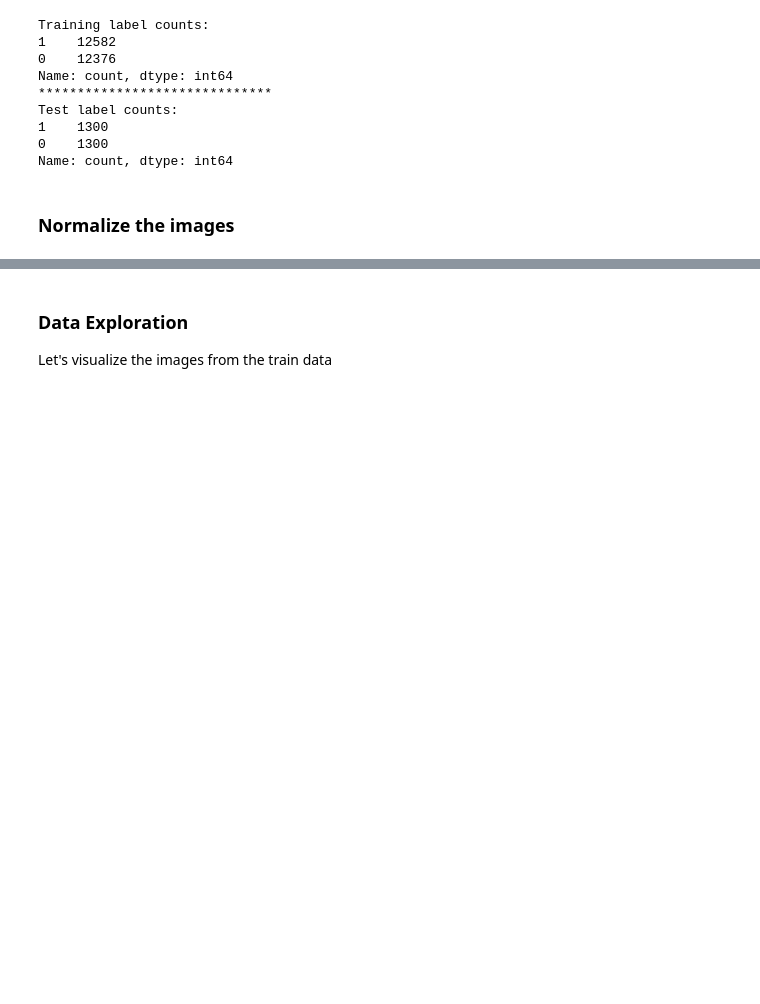
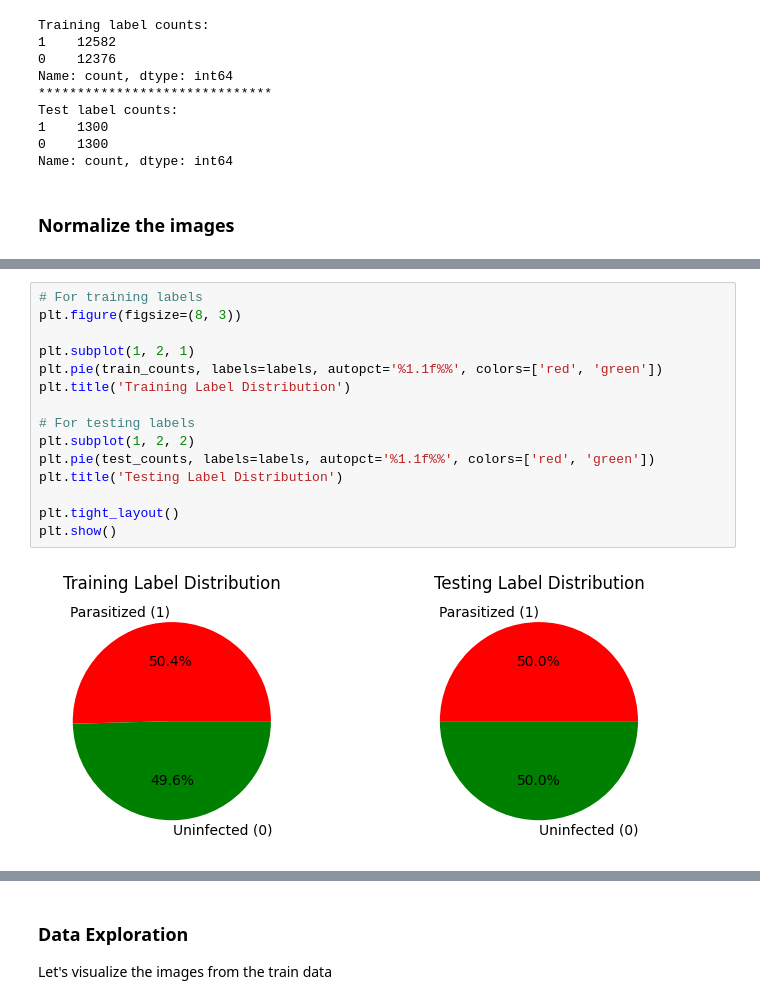
Before and after one commit to jasreman8/Malaria-Detection-Project, a Jupyter notebook: Malaria_Detection.ipynb, the cells around one changed output, grey strips where cells are left out. Saved outputs shown, nothing was run; the diff lists cells and outputs as text; blank space fills up the shorter version.

```diff
--- a/Malaria_Detection.ipynb
+++ b/Malaria_Detection.ipynb
@@ -292,0 +305,17 @@ test_images = (______________).astype('float32')
+# %%
+# For training labels
+plt.figure(figsize=(8, 3))
+
+plt.subplot(1, 2, 1)
+plt.pie(train_counts, labels=labels, autopct='%1.1f%%', colors=['red', 'green'])
+plt.title('Training Label Distribution')
+
+# For testing labels
+plt.subplot(1, 2, 2)
+plt.pie(test_counts, labels=labels, autopct='%1.1f%%', colors=['red', 'green'])
+plt.title('Testing Label Distribution')
+
+plt.tight_layout()
+plt.show()
+# %% [output]
+[figure, added]
```
Also changed, not shown: parts of 181 cells of this notebook.
